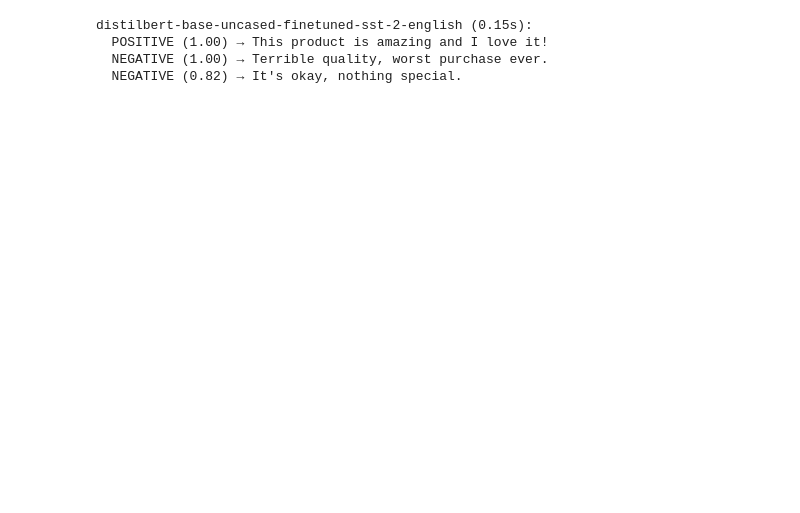
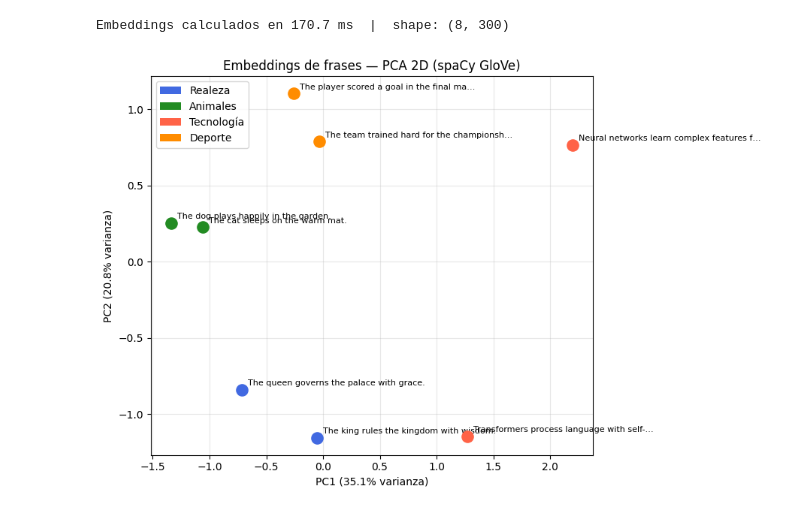
Before and after one commit to Andre8h/Deep_learning, a Jupyter notebook: NOTEBOOKS EXERCISES/07_transformers.ipynb, the cells around one changed output. Cells and saved outputs as stored; diff of their text form; code cells hidden in the pictures; blank space fills up the shorter version.

```diff
--- a/NOTEBOOKS EXERCISES/07_transformers.ipynb
+++ b/NOTEBOOKS EXERCISES/07_transformers.ipynb
@@ -146,26 +310,61 @@ Comparemos la velocidad y las predicciones de modelos de diferente tamaño.
 # %%
-import time
-
-model_names = [
-    'distilbert-base-uncased-finetuned-sst-2-english',
+sentences = [
+    # Realeza
+    "The king rules the kingdom with wisdom.",
+    "The queen governs the palace with grace.",
+    # Animales
+    "The cat sleeps on the warm mat.",
+    "The dog plays happily in the garden.",
+    # Tecnología / IA
+    "Neural networks learn complex features from data.",
+    "Transformers process language with self-attention.",
+    # Deporte
+    "The player scored a goal in the final match.",
+    "The team trained hard for the championship.",
 ]
 
-test_texts = [
-    "This product is amazing and I love it!",
-    "Terrible quality, worst purchase ever.",
-    "It's okay, nothing special."
-]
+categories = ['Realeza', 'Realeza', 'Animales', 'Animales',
+              'Tecnología', 'Tecnología', 'Deporte', 'Deporte']
+palette = {'Realeza': 'royalblue', 'Animales': 'forestgreen',
+           'Tecnología': 'tomato', 'Deporte': 'darkorange'}
 
-for model_name in model_names:
-    clf = pipeline('sentiment-analysis', model=model_name)
-    start = time.time()
-    preds = clf(test_texts)
-    elapsed = time.time() - start
-    print(f'\n{model_name} ({elapsed:.2f}s):')
-    for text, pred in zip(test_texts, preds):
-        print(f'  {pred["label"]} ({pred["score"]:.2f}) → {text}')
+# Obtener embeddings de frases
+start = time.time()
+vectors = np.array([nlp(s).vector for s in sentences])
+t_embed = time.time() - start
+print(f'Embeddings calculados en {t_embed*1000:.1f} ms  |  shape: {vectors.shape}')
+
+# Reducción a 2D con PCA
+pca = PCA(n_components=2, random_state=SEED)
+coords = pca.fit_transform(vectors)
+
+# Visualización
+fig, ax = plt.subplots(figsize=(9, 6))
+for i, (x, y) in enumerate(coords):
+    cat = categories[i]
+    ax.scatter(x, y, s=120, c=palette[cat], zorder=3)
+    ax.annotate(sentences[i][:40] + '…' if len(sentences[i]) > 40 else sentences[i],
+                (x, y), textcoords='offset points', xytext=(6, 4), fontsize=8)
+
+from matplotlib.patches import Patch
+legend_elements = [Patch(facecolor=c, label=l) for l, c in palette.items()]
+ax.legend(handles=legend_elements, loc='best')
+ax.set_title('Embeddings de frases — PCA 2D (spaCy GloVe)')
+ax.set_xlabel(f'PC1 ({pca.explained_variance_ratio_[0]*100:.1f}% varianza)')
+ax.set_ylabel(f'PC2 ({pca.explained_variance_ratio_[1]*100:.1f}% varianza)')
+ax.grid(True, alpha=0.3)
+plt.tight_layout()
+plt.show()
+
+print(f'💡 Varianza explicada total: {pca.explained_variance_ratio_.sum()*100:.1f}%')
+print('Las frases de la misma categoría semántica se agrupan en el espacio de embeddings.')
+
+# Similaridades entre categorías
+print('\n📊 Similitud coseno promedio entre categorías:')
+for s1 in sentences[:2]:
+    for s2 in sentences[4:6]:
+        sim = nlp(s1).similarity(nlp(s2))
+        print(f'  "{s1[:30]}…" ↔ "{s2[:30]}…"  →  {sim:.3f}')
 # %% [output]
-distilbert-base-uncased-finetuned-sst-2-english (0.15s):
-  POSITIVE (1.00) → This product is amazing and I love it!
-  NEGATIVE (1.00) → Terrible quality, worst purchase ever.
-  NEGATIVE (0.82) → It's okay, nothing special.
+Embeddings calculados en 170.7 ms  |  shape: (8, 300)
+[figure, added]
```
Also changed, not shown: parts of 32 cells of this notebook, 7 other files.
